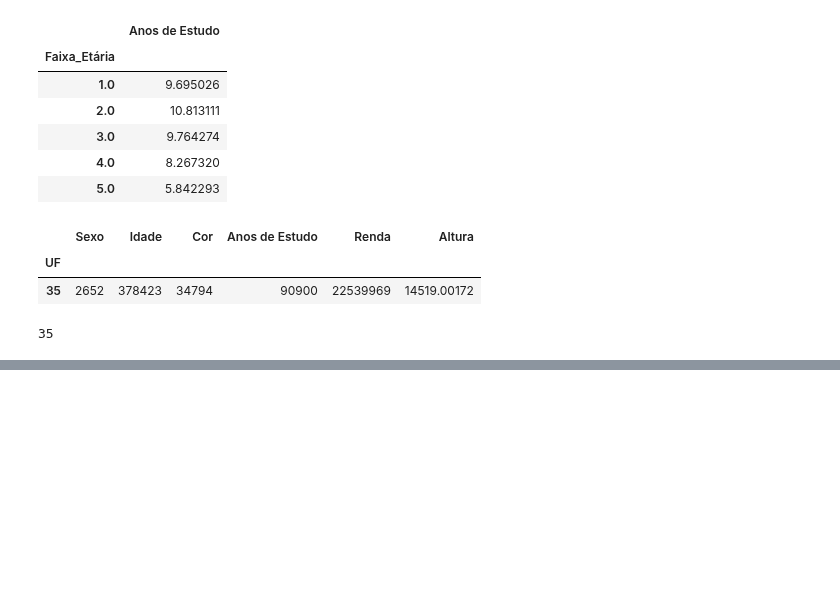
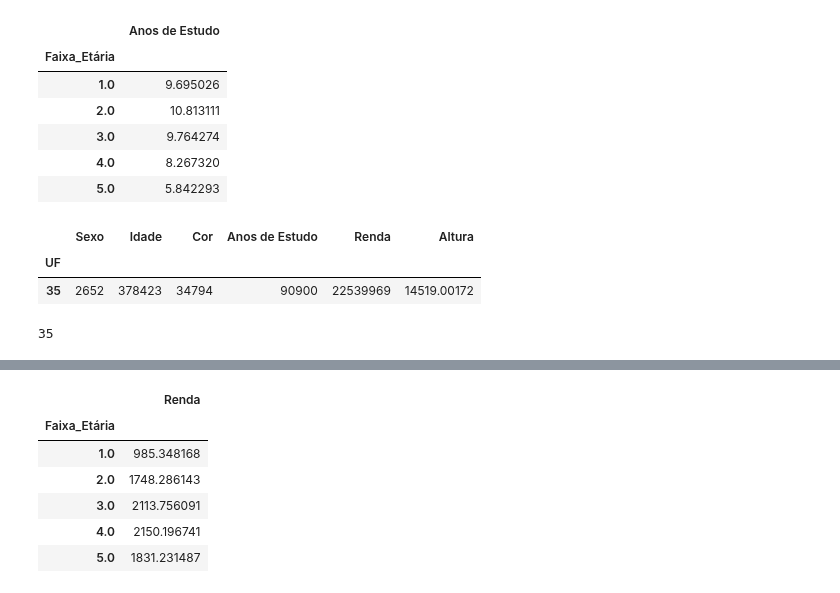
Before and after one commit to AlexsonT/Growdev, a Jupyter notebook: Ex_04.ipynb, the cells around one changed output, grey strips where cells are left out. Drawn from its saved outputs; the diff is of its cells as text; code cells hidden in the pictures; blank space fills up the shorter version.

```diff
--- a/Ex_04.ipynb
+++ b/Ex_04.ipynb
@@ -132,2 +109,17 @@ new_data.head()
 # %%
 # 5) Qual a renda média concentrada em cada faixa etária?
+
+renda_por_faixa = new_data[['Renda', 'Faixa_Etária']]
+
+media = renda_por_faixa.groupby('Faixa_Etária').mean()
+
+display(media)
+# new_data.head()
+# %% [output]
+|  | Renda |
+| Faixa_Etária |  |
+| 1.0 | 985.348168 |
+| 2.0 | 1748.286143 |
+| 3.0 | 2113.756091 |
+| 4.0 | 2150.196741 |
+| 5.0 | 1831.231487 |
```
Also changed, not shown: parts of 2 cells of this notebook.
